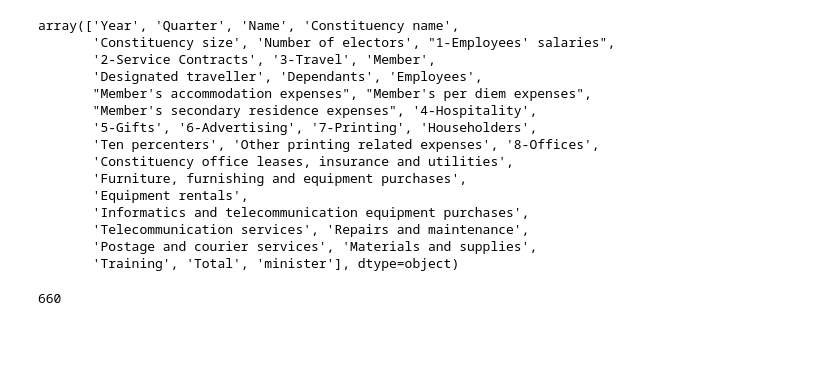
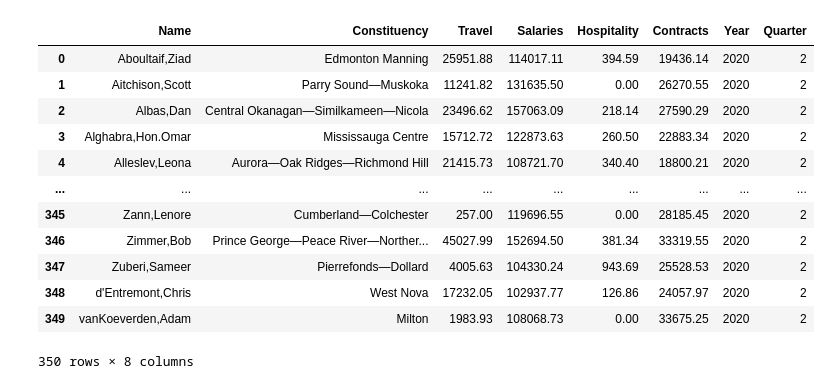
Before and after one commit to aomi/seng480d-project, a Jupyter notebook: data/analysis.ipynb, the cells around one changed output. Drawn from its saved outputs; the diff is of its cells as text; code cells hidden in the pictures; blank space fills up the shorter version.

```diff
--- a/data/analysis.ipynb
+++ b/data/analysis.ipynb
@@ -16,0 +7,29 @@ df.head()
+# %%
+q1 = df.loc[(df['Year'] == 2020) & (df['Quarter'] == 1)]
+q1 = q1[['Constituency name', '3-Travel', "1-Employees' salaries", "4-Hospitality", "2-Service Contracts",'Name']]
+q1.rename(columns={
+    'Constituency name': 'Constituency',
+    '3-Travel': 'Travel',
+    "1-Employees' salaries": "Salaries",
+    "4-Hospitality": "Hospitality",
+    "2-Service Contracts": "Contracts",
+    "party": "Caucus"
+}, inplace=True)
+# %%
+q1['Year'] = 2020
+q1['Quarter'] = 1
+q2 = pd.read_csv('MembersExpenditures.2021Q2.csv')
+q2['Year'] = 2020
+q2['Quarter'] = 2
+q3 = pd.read_csv('MembersExpenditures.2021Q3.csv')
+q3['Year'] = 2020
+q3['Quarter'] = 3
+q4 = pd.read_csv('MembersExpenditures.2021Q4.csv')
+q4['Year'] = 2020
+q4['Quarter'] = 4
+
+new_df = pd.concat([q1, q2, q3, q4])
+new_df.drop(columns=['Caucus'], inplace=True)
+# %%
+new_df
+new_df['Name'] = new_df['Name'].replace(r'\s+', '', regex=True)
@@ -16,0 +45,11 @@ df.head()
+# %%
+# q2
+a = new_df.loc[(new_df['Quarter'] <= 2)].groupby(['Name', 'Constituency']).sum().reset_index()
+a['Year'] = 2020
+a['Quarter'] = 2
+b = new_df.loc[(new_df['Quarter'] <= 3)].groupby(['Name', 'Constituency']).sum().reset_index()
+b['Year'] = 2020
+b['Quarter'] = 3
+c = new_df.loc[(new_df['Quarter'] <= 4)].groupby(['Name', 'Constituency']).sum().reset_index()
+c['Year'] = 2020
+c['Quarter'] = 4
@@ -76,19 +201 @@ df.sample(5)
 5 rows × 35 columns
-# %%
-df.columns.values
-# %% [output]
-array(['Year', 'Quarter', 'Name', 'Constituency name',
-       'Constituency size', 'Number of electors', "1-Employees' salaries",
-       '2-Service Contracts', '3-Travel', 'Member',
-       'Designated traveller', 'Dependants', 'Employees',
-       "Member's accommodation expenses", "Member's per diem expenses",
-       "Member's secondary residence expenses", '4-Hospitality',
-       '5-Gifts', '6-Advertising', '7-Printing', 'Householders',
-       'Ten percenters', 'Other printing related expenses', '8-Offices',
-       'Constituency office leases, insurance and utilities',
-       'Furniture, furnishing and equipment purchases',
-       'Equipment rentals',
-       'Informatics and telecommunication equipment purchases',
-       'Telecommunication services', 'Repairs and maintenance',
-       'Postage and courier services', 'Materials and supplies',
-       'Training', 'Total', 'minister'], dtype=object)
@@ -132,0 +207,16 @@ df.to_json('../src/expenditure_data.json', orient='records', force_ascii=False)
+# %%
+a
+# %% [output]
+|  | Name | Constituency | Travel | Salaries | Hospitality | Contracts | Year | Quarter |
+| 0 | Aboultaif,Ziad | Edmonton Manning | 25951.88 | 114017.11 | 394.59 | 19436.14 | 2020 | 2 |
+| 1 | Aitchison,Scott | Parry Sound—Muskoka | 11241.82 | 131635.50 | 0.00 | 26270.55 | 2020 | 2 |
+| 2 | Albas,Dan | Central Okanagan—Similkameen—Nicola | 23496.62 | 157063.09 | 218.14 | 27590.29 | 2020 | 2 |
+| 3 | Alghabra,Hon.Omar | Mississauga Centre | 15712.72 | 122873.63 | 260.50 | 22883.34 | 2020 | 2 |
+| 4 | Alleslev,Leona | Aurora—Oak Ridges—Richmond Hill | 21415.73 | 108721.70 | 340.40 | 18800.21 | 2020 | 2 |
+| ... | ... | ... | ... | ... | ... | ... | ... | ... |
+| 345 | Zann,Lenore | Cumberland—Colchester | 257.00 | 119696.55 | 0.00 | 28185.45 | 2020 | 2 |
+| 346 | Zimmer,Bob | Prince George—Peace River—Norther... | 45027.99 | 152694.50 | 381.34 | 33319.55 | 2020 | 2 |
+| 347 | Zuberi,Sameer | Pierrefonds—Dollard | 4005.63 | 104330.24 | 943.69 | 25528.53 | 2020 | 2 |
+| 348 | d'Entremont,Chris | West Nova | 17232.05 | 102937.77 | 126.86 | 24057.97 | 2020 | 2 |
+| 349 | vanKoeverden,Adam | Milton | 1983.93 | 108068.73 | 0.00 | 33675.25 | 2020 | 2 |
+350 rows × 8 columns
@@ -135,4 +243,0 @@ df[['year', 'quarter', 'name', 'constituency_name', 'constituency_size', 'number
-# %%
-len(df['name'].unique())
-# %% [output]
-660
```
Also changed, not shown: parts of 30 cells of this notebook, 9 other files.
